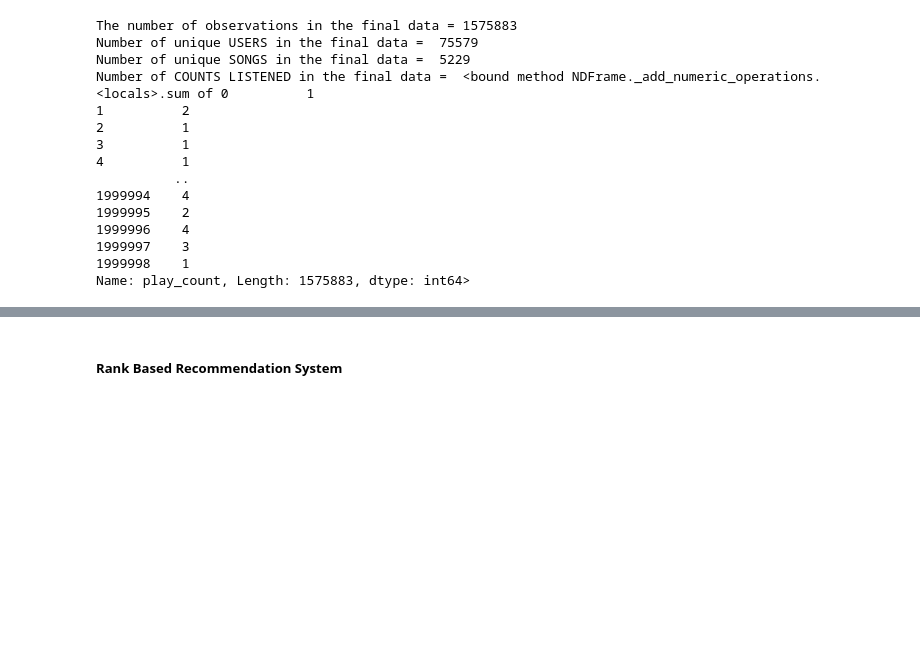
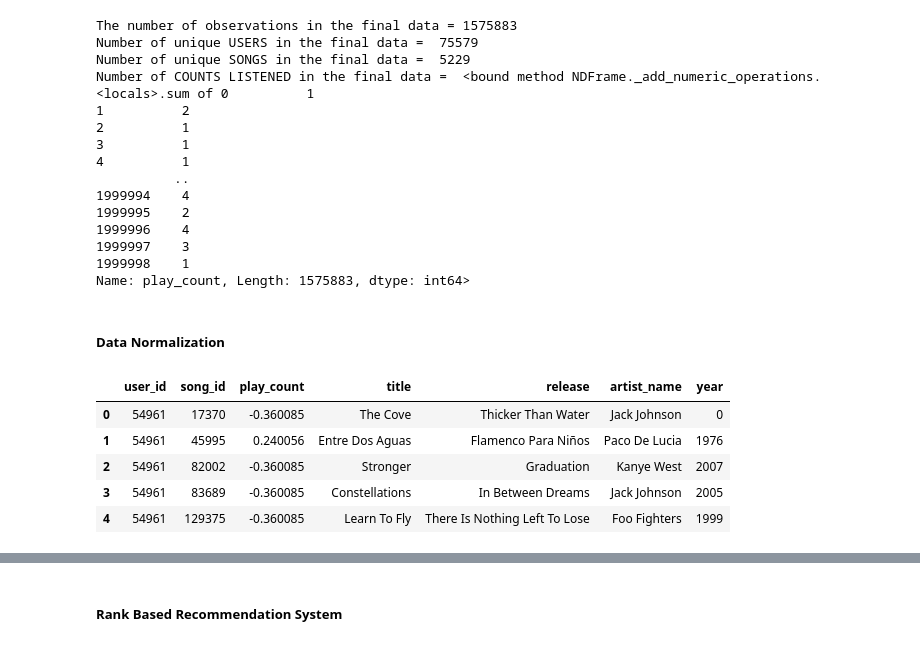
Before and after one commit to mariyaeggs/MIT_AI, a Jupyter notebook: Reference_Notebook_Milestone_1_Recommendation_Systems_Pipenv.ipynb, the cells around one changed output, grey strips where cells are left out. Saved outputs shown, nothing was run; the diff lists cells and outputs as text; code cells hidden in the pictures; blank space fills up the shorter version.

```diff
--- a/Reference_Notebook_Milestone_1_Recommendation_Systems_Pipenv.ipynb
+++ b/Reference_Notebook_Milestone_1_Recommendation_Systems_Pipenv.ipynb
@@ -501,3 +509,18 @@ Number of COUNTS LISTENED in the final data =  <bound method NDFrame._add_numeri
 1999997    3
 1999998    1
 Name: play_count, Length: 1575883, dtype: int64>
+# %% [markdown]
+##### **Data Normalization**
+# %%
+zscore = lambda x: (x-x.mean())/x.std()
+the_norm_zscore = df_final.groupby('user_id').transform(zscore)
+df_final.play_count = the_norm_zscore.play_count
+
+df_final.head()
+# %% [output]
+|  | user_id | song_id | play_count | title | release | artist_name | year |
+| 0 | 54961 | 17370 | -0.360085 | The Cove | Thicker Than Water | Jack Johnson | 0 |
+| 1 | 54961 | 45995 | 0.240056 | Entre Dos Aguas | Flamenco Para Niños | Paco De Lucia | 1976 |
+| 2 | 54961 | 82002 | -0.360085 | Stronger | Graduation | Kanye West | 2007 |
+| 3 | 54961 | 83689 | -0.360085 | Constellations | In Between Dreams | Jack Johnson | 2005 |
+| 4 | 54961 | 129375 | -0.360085 | Learn To Fly | There Is Nothing Left To Lose | Foo Fighters | 1999 |
```
Also changed, not shown: parts of 30 cells of this notebook.
